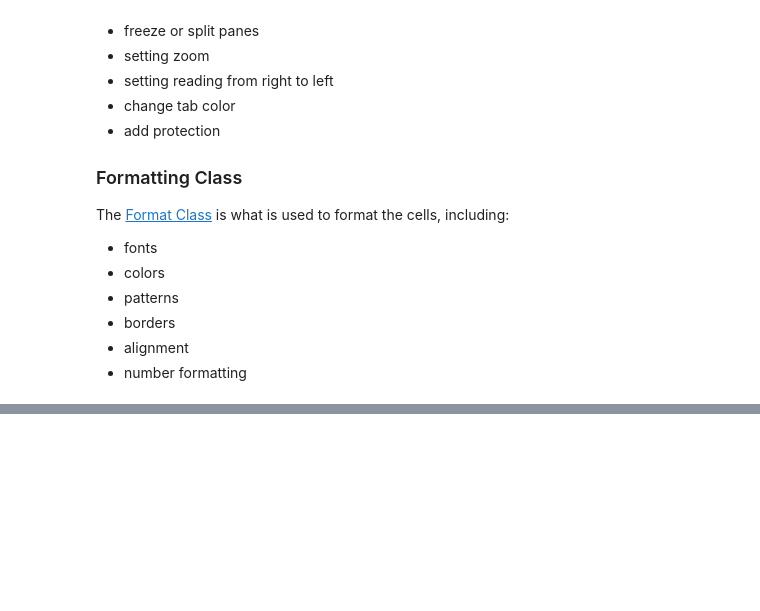
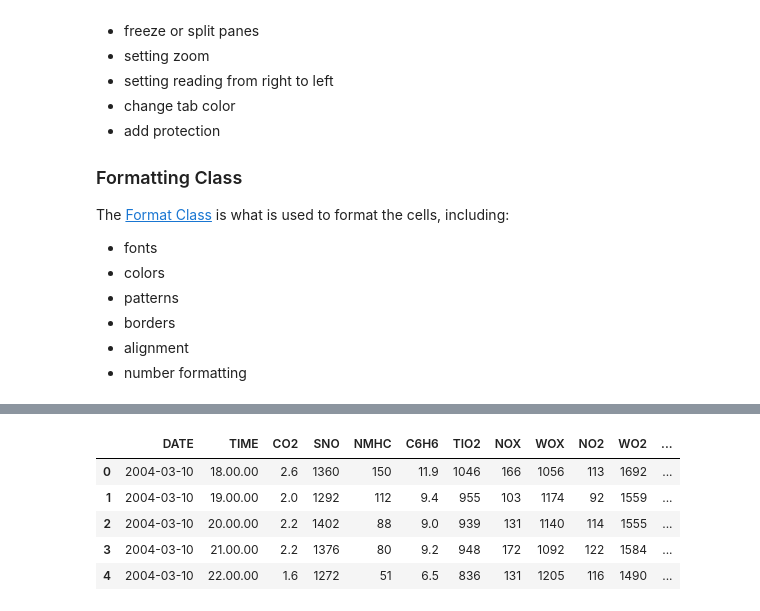
Before and after one commit to ProsperousHeart/TrainingUsingJupyter, a Jupyter notebook: How-To/Use XLSXWriter.ipynb, the cells around one changed output, grey strips where cells are left out. Saved outputs shown, nothing was run; the diff lists cells and outputs as text; code cells hidden in the pictures; blank space fills up the shorter version.

```diff
--- a/How-To/Use XLSXWriter.ipynb
+++ b/How-To/Use XLSXWriter.ipynb
@@ -381,0 +408,13 @@ del writerF
+# %%
+# https://pandas.pydata.org/pandas-docs/stable/reference/api/pandas.to_datetime.html
+df1['DATE'] = pd.to_datetime(df1['DATE'], format='%d/%m/%Y').dt.date
+# https://stackoverflow.com/a/29310178/10474024
+# df1['DATE'] = pd.to_datetime(df1['DATE'], format='%d/%m/%Y').dt.normalize()
+df1.head()
+# %% [output]
+|  | DATE | TIME | CO2 | SNO | NMHC | C6H6 | TIO2 | NOX | WOX | NO2 | WO2 | ... |
+| 0 | 2004-03-10 | 18.00.00 | 2.6 | 1360 | 150 | 11.9 | 1046 | 166 | 1056 | 113 | 1692 | ... |
+| 1 | 2004-03-10 | 19.00.00 | 2.0 | 1292 | 112 | 9.4 | 955 | 103 | 1174 | 92 | 1559 | ... |
+| 2 | 2004-03-10 | 20.00.00 | 2.2 | 1402 | 88 | 9.0 | 939 | 131 | 1140 | 114 | 1555 | ... |
+| 3 | 2004-03-10 | 21.00.00 | 2.2 | 1376 | 80 | 9.2 | 948 | 172 | 1092 | 122 | 1584 | ... |
+| 4 | 2004-03-10 | 22.00.00 | 1.6 | 1272 | 51 | 6.5 | 836 | 131 | 1205 | 116 | 1490 | ... |
```
Also changed, not shown: parts of 20 cells of this notebook.
